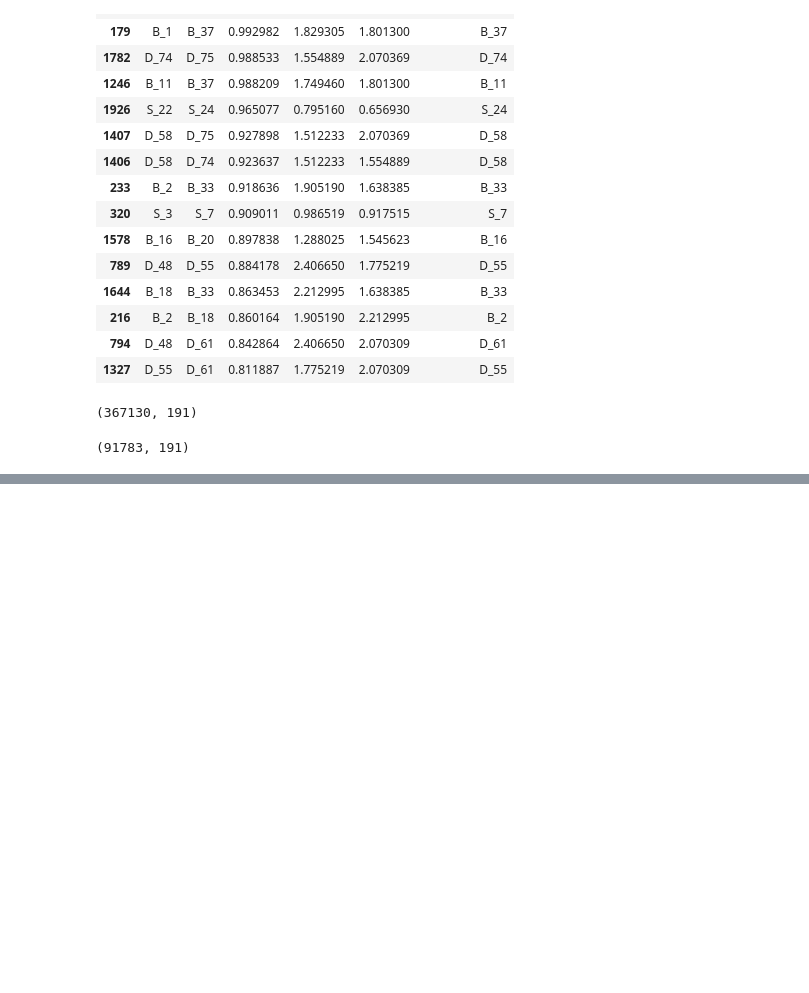
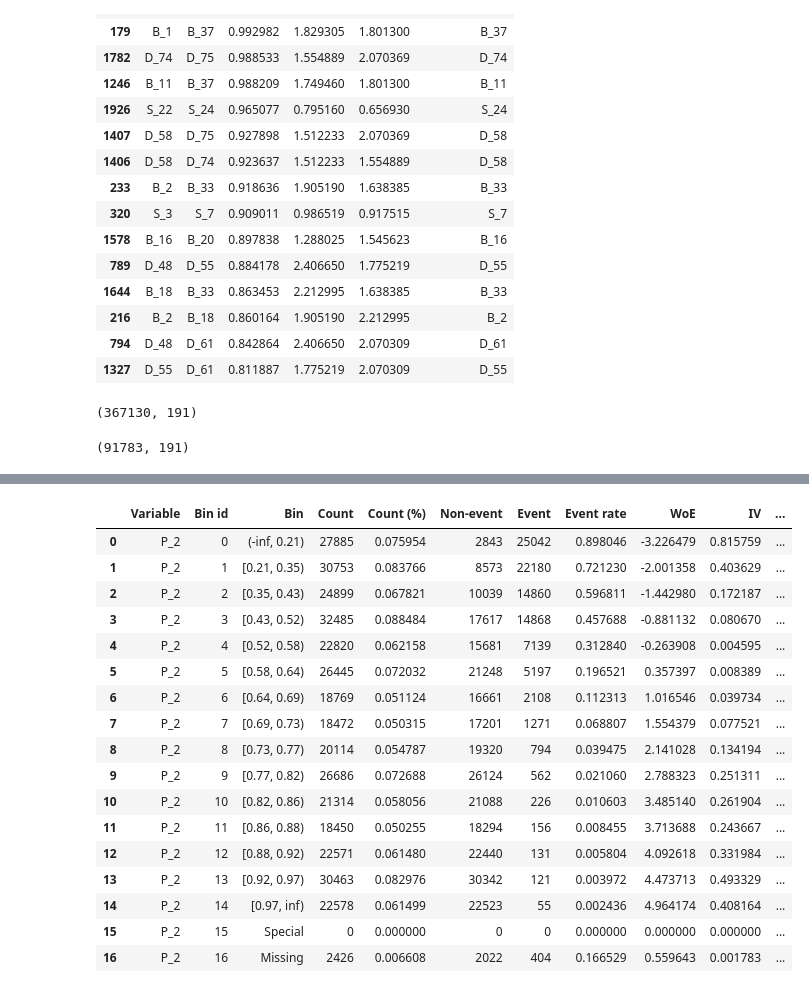
Before and after one commit to chaitsugale/AMEX-Default-PREDICTION, a Jupyter notebook: amex-default-prediction.ipynb, the cells around one changed output, grey strips where cells are left out. Drawn from its saved outputs; the diff is of its cells as text; code cells hidden in the pictures; blank space fills up the shorter version.

Commit message:
Kaggle Notebook | Amex Default Prediction | Version 9

```diff
--- a/amex-default-prediction.ipynb
+++ b/amex-default-prediction.ipynb
@@ -490,0 +493,12 @@ X_test = amex_test[train_cols].copy()
+# %%
+amex_est = linear_model.LogisticRegression()
+# %%
+amex_scorecard = optbinning.Scorecard(
+    binning_process = amex_binning_process,
+    estimator = amex_est,
+    scaling_method = "min_max",
+    scaling_method_params = {"min": 400 , "max": 1000}
+
+)
+# %%
+amex_scorecard.fit(X_train,y_train)
@@ -490,0 +519,4 @@ X_test = amex_test[train_cols].copy()
+# %%
+amex_score = amex_scorecard.table(style = 'detailed')
+
+amex_score.head()
@@ -490,0 +530,21 @@ X_test = amex_test[train_cols].copy()
+# %%
+amex_score.query("Variable == 'P_2'")
+# %% [output]
+|  | Variable | Bin id | Bin | Count | Count (%) | Non-event | Event | Event rate | WoE | IV | ... |
+| 0 | P_2 | 0 | (-inf, 0.21) | 27885 | 0.075954 | 2843 | 25042 | 0.898046 | -3.226479 | 0.815759 | ... |
+| 1 | P_2 | 1 | [0.21, 0.35) | 30753 | 0.083766 | 8573 | 22180 | 0.721230 | -2.001358 | 0.403629 | ... |
+| 2 | P_2 | 2 | [0.35, 0.43) | 24899 | 0.067821 | 10039 | 14860 | 0.596811 | -1.442980 | 0.172187 | ... |
+| 3 | P_2 | 3 | [0.43, 0.52) | 32485 | 0.088484 | 17617 | 14868 | 0.457688 | -0.881132 | 0.080670 | ... |
+| 4 | P_2 | 4 | [0.52, 0.58) | 22820 | 0.062158 | 15681 | 7139 | 0.312840 | -0.263908 | 0.004595 | ... |
+| 5 | P_2 | 5 | [0.58, 0.64) | 26445 | 0.072032 | 21248 | 5197 | 0.196521 | 0.357397 | 0.008389 | ... |
+| 6 | P_2 | 6 | [0.64, 0.69) | 18769 | 0.051124 | 16661 | 2108 | 0.112313 | 1.016546 | 0.039734 | ... |
+| 7 | P_2 | 7 | [0.69, 0.73) | 18472 | 0.050315 | 17201 | 1271 | 0.068807 | 1.554379 | 0.077521 | ... |
+| 8 | P_2 | 8 | [0.73, 0.77) | 20114 | 0.054787 | 19320 | 794 | 0.039475 | 2.141028 | 0.134194 | ... |
+| 9 | P_2 | 9 | [0.77, 0.82) | 26686 | 0.072688 | 26124 | 562 | 0.021060 | 2.788323 | 0.251311 | ... |
+| 10 | P_2 | 10 | [0.82, 0.86) | 21314 | 0.058056 | 21088 | 226 | 0.010603 | 3.485140 | 0.261904 | ... |
+| 11 | P_2 | 11 | [0.86, 0.88) | 18450 | 0.050255 | 18294 | 156 | 0.008455 | 3.713688 | 0.243667 | ... |
+| 12 | P_2 | 12 | [0.88, 0.92) | 22571 | 0.061480 | 22440 | 131 | 0.005804 | 4.092618 | 0.331984 | ... |
+| 13 | P_2 | 13 | [0.92, 0.97) | 30463 | 0.082976 | 30342 | 121 | 0.003972 | 4.473713 | 0.493329 | ... |
+| 14 | P_2 | 14 | [0.97, inf) | 22578 | 0.061499 | 22523 | 55 | 0.002436 | 4.964174 | 0.408164 | ... |
+| 15 | P_2 | 15 | Special | 0 | 0.000000 | 0 | 0 | 0.000000 | 0.000000 | 0.000000 | ... |
+| 16 | P_2 | 16 | Missing | 2426 | 0.006608 | 2022 | 404 | 0.166529 | 0.559643 | 0.001783 | ... |
```
Also changed, not shown: parts of 5 cells of this notebook.
